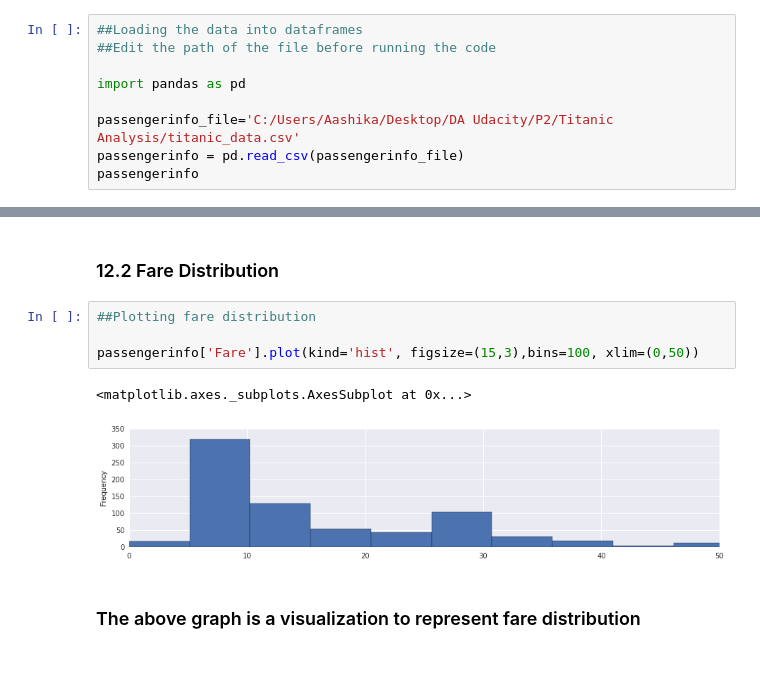
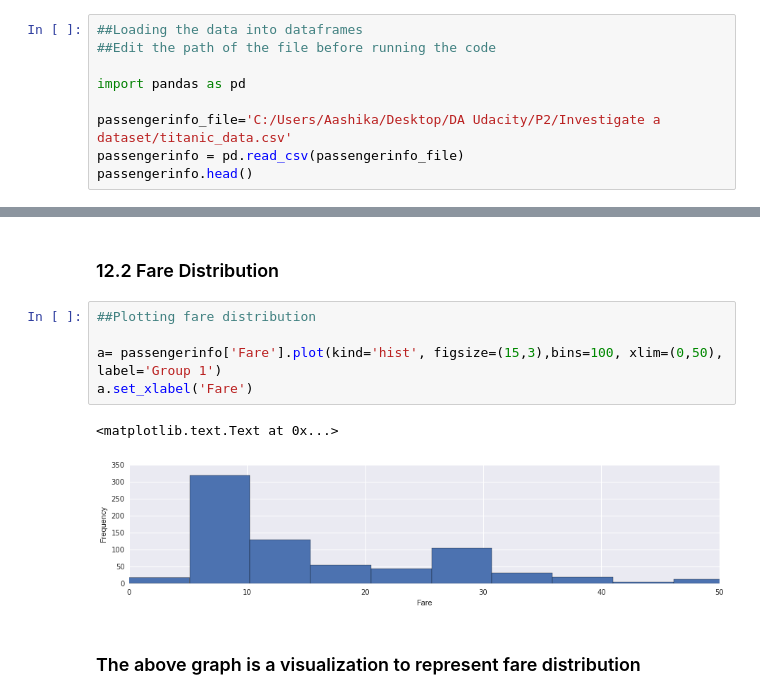
Before and after one commit to aashika/P2-Investigate-a-dataset, a Jupyter notebook: P2. Investigate a Dataset.ipynb, the cells around one changed output, grey strips where cells are left out. Saved outputs shown, nothing was run; the diff lists cells and outputs as text; blank space fills up the shorter version.

```diff
--- a/P2. Investigate a Dataset.ipynb
+++ b/P2. Investigate a Dataset.ipynb
@@ -57,9 +57,9 @@ To what extent each factor affected the survival? and Did passengers that travel
 
 import pandas as pd
 
-passengerinfo_file='C:/Users/Aashika/Desktop/DA Udacity/P2/Titanic Analysis/titanic_data.csv'
+passengerinfo_file='C:/Users/Aashika/Desktop/DA Udacity/P2/Investigate a dataset/titanic_data.csv'
 passengerinfo = pd.read_csv(passengerinfo_file)
-passengerinfo
+passengerinfo.head()
 # %% [output]
 |  | PassengerId | Survived | Pclass | Name | Sex | Age | SibSp | Parch | Ticket | Fare | ... |
 | 0 | 1 | 0 | 3 | Braund, Mr. Owen Harris | male | 22 | 1 | 0 | A/5 21171 | 7.2500 | ... |
@@ -626,10 +608,11 @@ plt.legend(('1st Class', '2nd Class','3rd Class'))
 # %%
 ##Plotting fare distribution
 
-passengerinfo['Fare'].plot(kind='hist', figsize=(15,3),bins=100, xlim=(0,50))
+a= passengerinfo['Fare'].plot(kind='hist', figsize=(15,3),bins=100, xlim=(0,50), label='Group 1')
+a.set_xlabel('Fare')
 # %% [output]
-<matplotlib.axes._subplots.AxesSubplot at 0x...>
+<matplotlib.text.Text at 0x...>
-[figure, old version]
+[figure, new version]
 # %% [markdown]
 ### The above graph is a visualization to represent fare distribution
 # %% [markdown]
```
Also changed, not shown: parts of 12 cells of this notebook.
